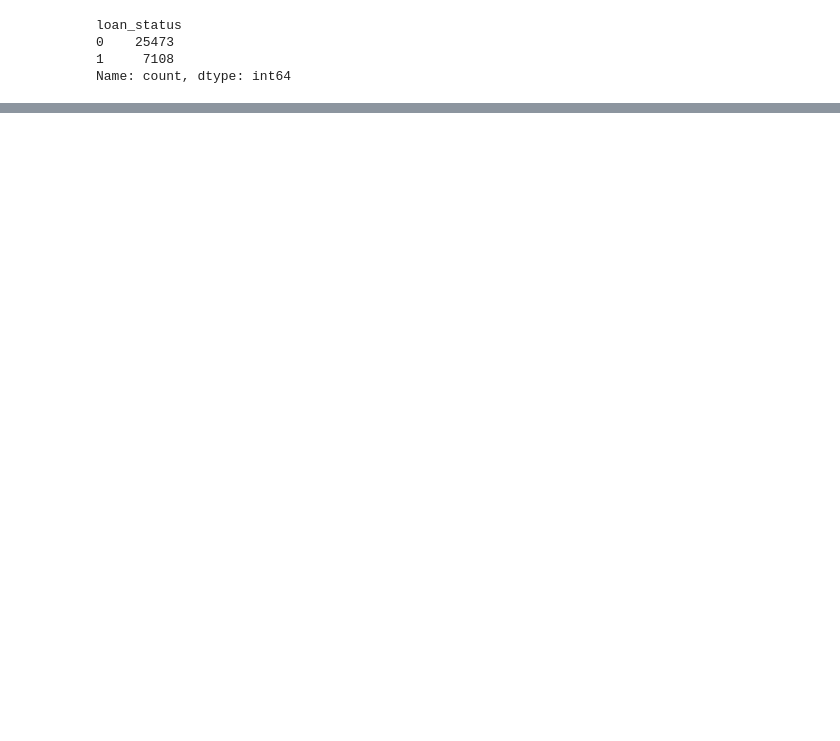
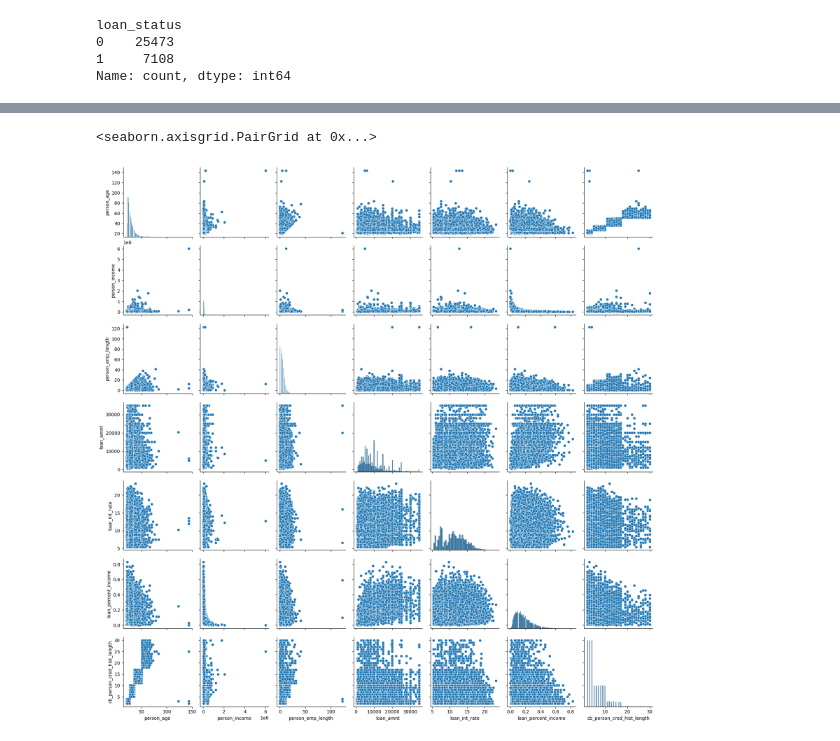
Before and after one commit to spirnia/Credit-Risk-Modeling, a Jupyter notebook: notebook/data_processing.ipynb, the cells around one changed output, grey strips where cells are left out. Cells and saved outputs as stored; diff of their text form; code cells hidden in the pictures; blank space fills up the shorter version.

```diff
--- a/notebook/data_processing.ipynb
+++ b/notebook/data_processing.ipynb
@@ -140,0 +376,6 @@ test_df
+# %%
+import seaborn as sns
+sns.pairplot(df[num_features].dropna())
+# %% [output]
+<seaborn.axisgrid.PairGrid at 0x...>
+[figure, added]
```
Also changed, not shown: parts of 33 cells of this notebook.
